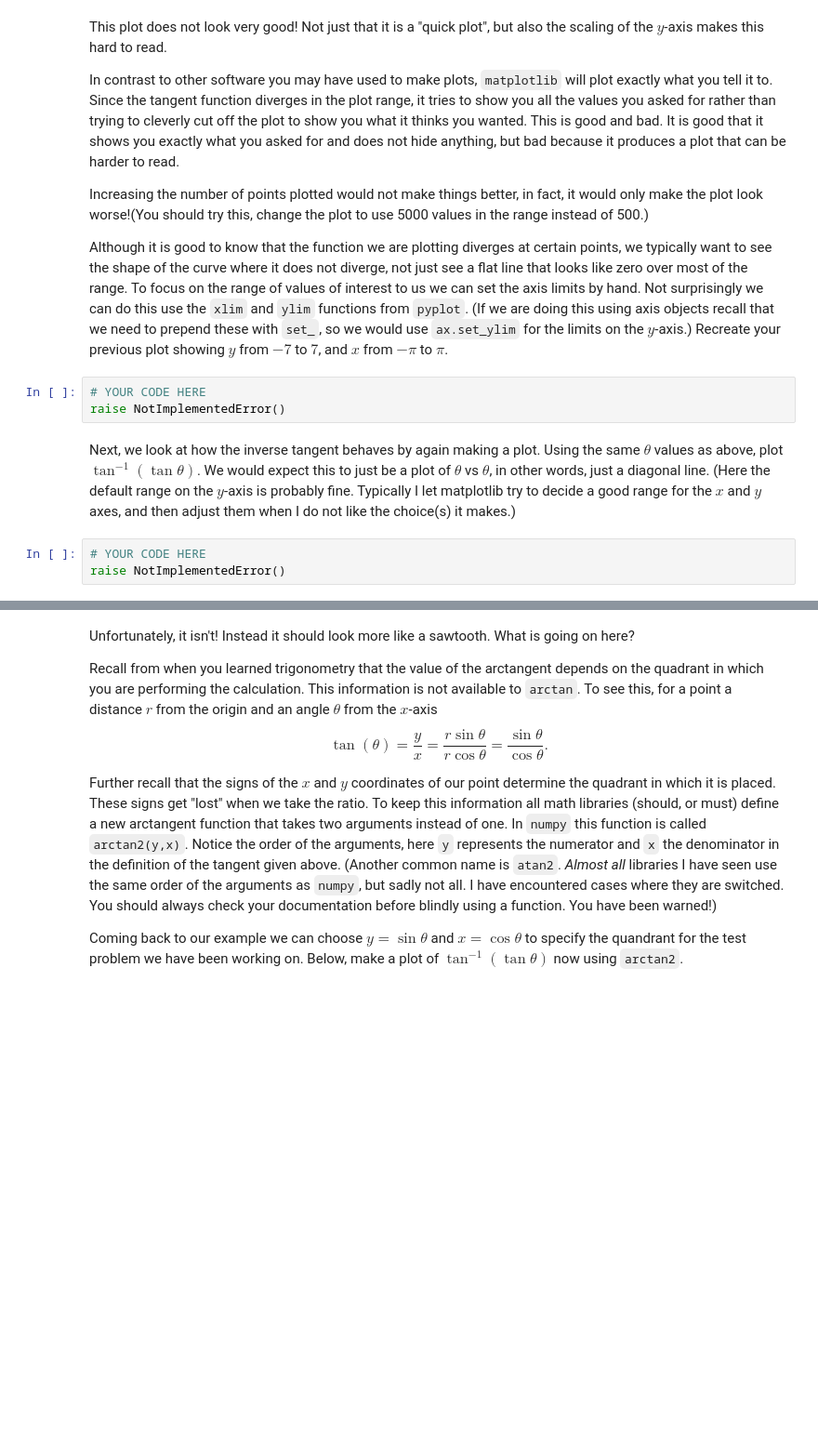
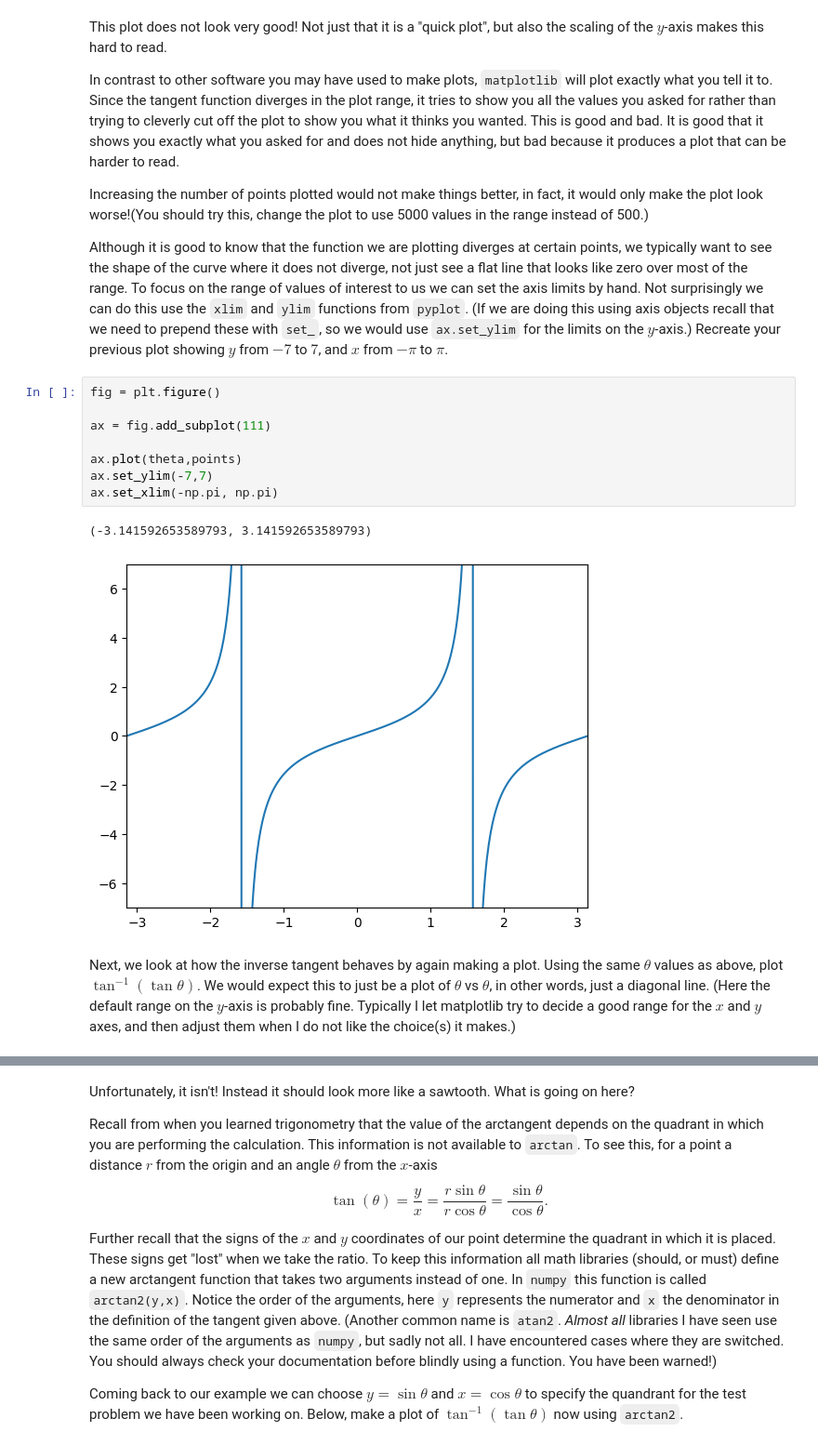
Before and after one commit to kh-bh/Physics_coursework, a Jupyter notebook: PHYS_250/Prelabs/PreLab02.ipynb, the cells around one changed output, grey strips where cells are left out. Shown at 93% size. Drawn from its saved outputs; the diff is of its cells as text; blank space fills up the shorter version.

```diff
--- a/PHYS_250/Prelabs/PreLab02.ipynb
+++ b/PHYS_250/Prelabs/PreLab02.ipynb
@@ -44,11 +61,16 @@ In contrast to other software you may have used to make plots, `matplotlib` will
 Increasing the number of points plotted would not make things better, in fact, it would only make the plot look worse!(You should try this, change the plot to use 5000 values in the range instead of 500.)
 
 Although it is good to know that the function we are plotting diverges at certain points, we typically want to see the shape of the curve where it does not diverge, not just see a flat line that looks like zero over most of the range. To focus on the range of values of interest to us we can set the axis limits by hand. Not surprisingly we can do this use the `xlim` and `ylim` functions from `pyplot`. (If we are doing this using axis objects recall that we need to prepend these with `set_`, so we would use `ax.set_ylim` for the limits on the $y$-axis.) Recreate your previous plot showing $y$ from $-7$ to $7$, and $x$ from $-\pi$ to $\pi$.
-# %%
-# YOUR CODE HERE
-raise NotImplementedError()
+# %%
+fig = plt.figure()
+
+ax = fig.add_subplot(111)
+
+ax.plot(theta,points)
+ax.set_ylim(-7,7)
+ax.set_xlim(-np.pi, np.pi)
+# %% [output]
+(-3.141592653589793, 3.141592653589793)
+[figure, added]
 # %% [markdown]
 Next, we look at how the inverse tangent behaves by again making a plot. Using the same $\theta$ values as above, plot $\tan^{-1}(\tan \theta)$. We would expect this to just be a plot of $\theta$ vs $\theta$, in other words, just a diagonal line. (Here the default range on the $y$-axis is probably fine. Typically I let matplotlib try to decide a good range for the $x$ and $y$ axes, and then adjust them when I do not like the choice(s) it makes.)
-# %%
-# YOUR CODE HERE
-raise NotImplementedError()
```
Also changed, not shown: parts of 23 cells of this notebook.
